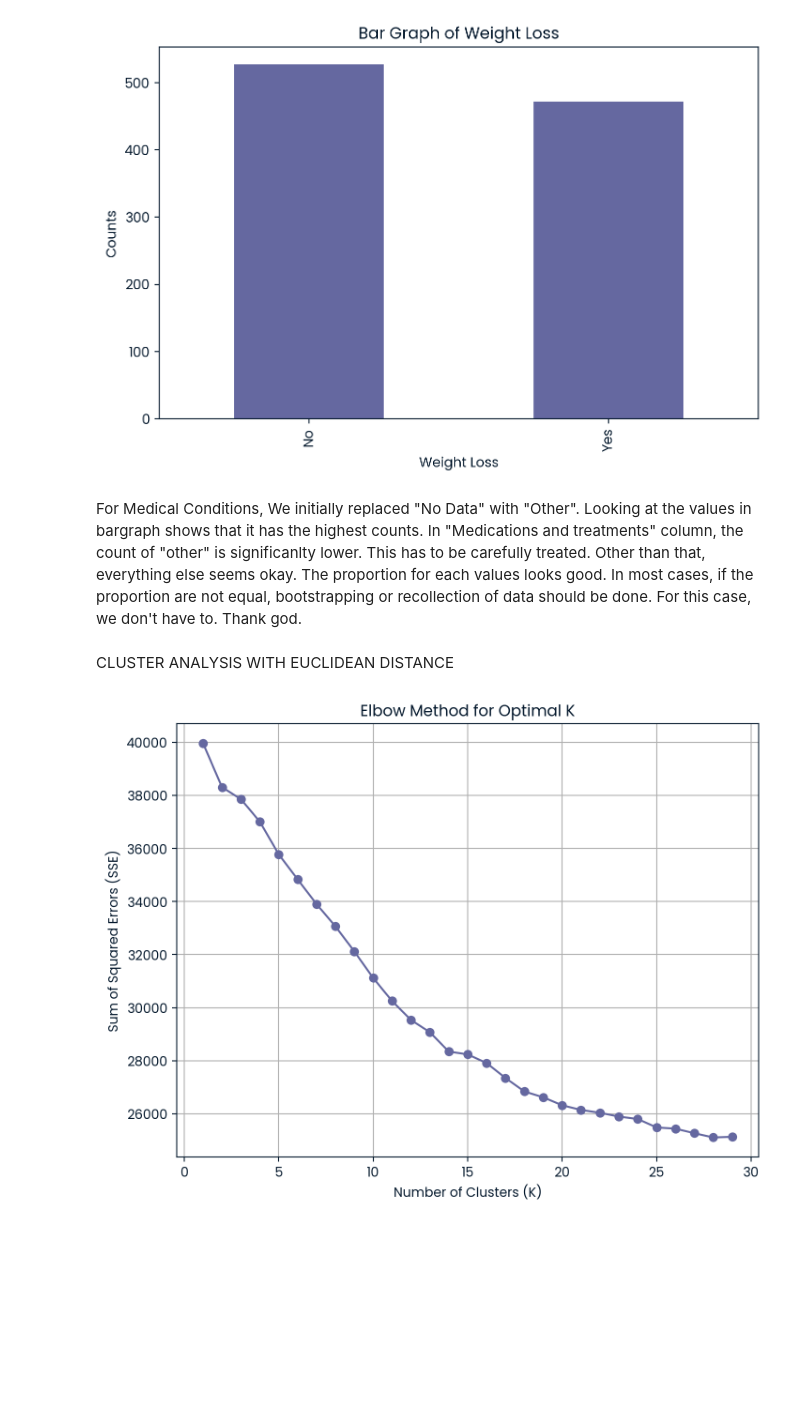
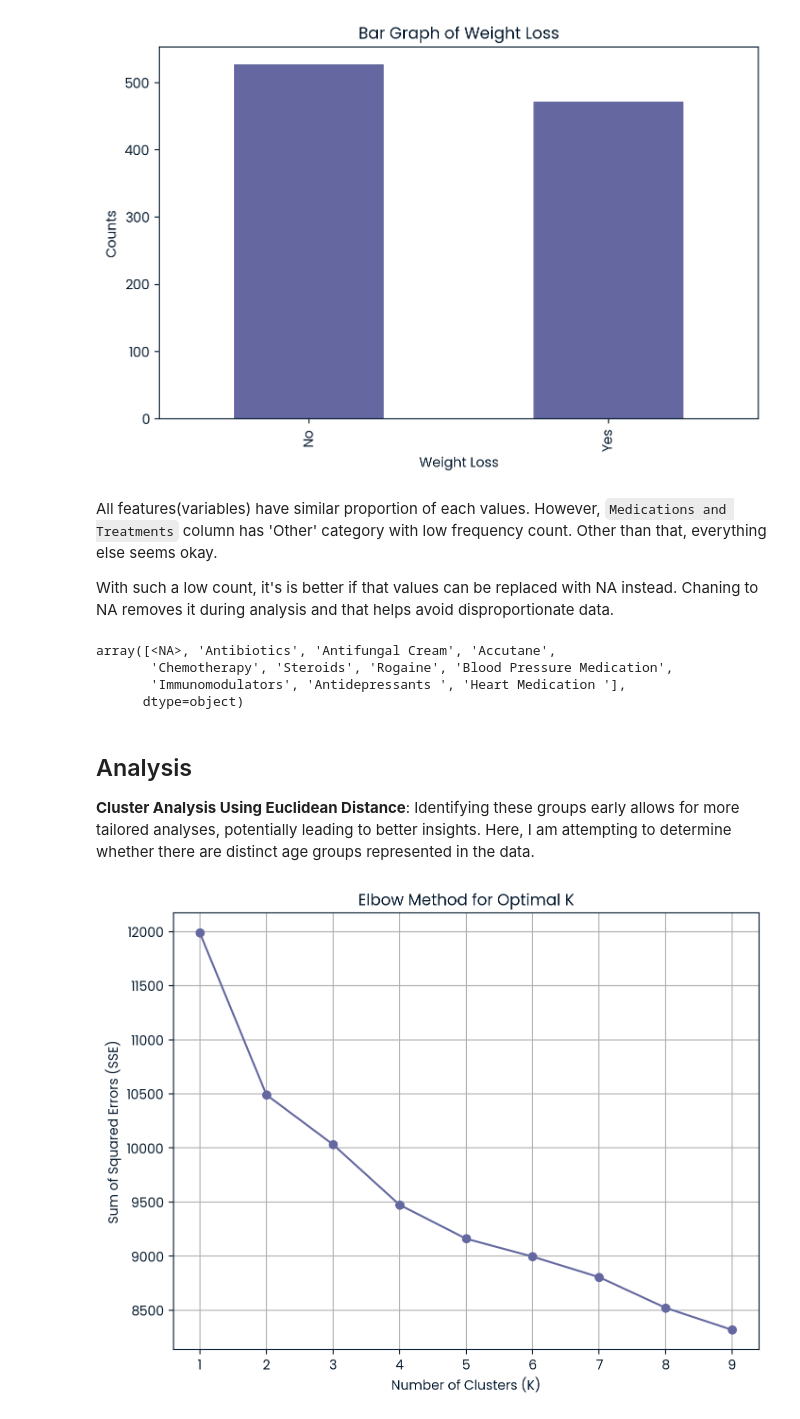
Before and after one commit to Sujan-Bhattarai12/HairLoss_Prediction, a Jupyter notebook: analysis.ipynb, the cells around one changed output. Cells and saved outputs as stored; diff of their text form; code cells hidden in the pictures; blank space fills up the shorter version.

```diff
--- a/analysis.ipynb
+++ b/analysis.ipynb
@@ -179,44 +271,66 @@ for col in categorical_columns:
 [figure]
 [figure]
 # %% [markdown]
-For Medical Conditions, We initially replaced "No Data" with "Other". Looking at the values in bargraph shows that it has the highest counts. In "Medications and treatments" column, the count of "other" is significanlty lower. This has to be carefully treated. Other than that, everything else seems okay. The proportion for each values looks good. In most cases, if the proportion are not equal, bootstrapping or recollection of data should be done. For this case, we don't have to. Thank god.
+All features(variables) have similar proportion of each values. However, `Medications and Treatments` column has 'Other' category with low frequency count. Other than that, everything else seems okay.
+
+With such a low count, it's is better if that values can be replaced with NA instead. Chaning to NA removes it during analysis and that helps avoid disproportionate data.
+# %%
+# Replace 'Other' from 'Medications and Treatment' columns to NA
+data['Medications & Treatments'] = data['Medications & Treatments'].replace('Other', pd.NA)
+
+# Check if value has changed
+data['Medications & Treatments'].unique()
+# %% [output]
+array([<NA>, 'Antibiotics', 'Antifungal Cream', 'Accutane',
+       'Chemotherapy', 'Steroids', 'Rogaine', 'Blood Pressure Medication',
+       'Immunomodulators', 'Antidepressants ', 'Heart Medication '],
+      dtype=object)
 # %% [markdown]
-CLUSTER ANALYSIS WITH EUCLIDEAN DISTANCE
+## Analysis
+**Cluster Analysis Using Euclidean Distance**:
+ Identifying these groups early allows for more tailored analyses, potentially leading to better insights. Here, I am attempting to determine whether there are distinct age groups represented in the data.
 # %%
-# Load data (assuming 'data' is a DataFrame with the provided columns)
-# Convert categorical variables to dummy variables
-data_dummies = pd.get_dummies(
-    data,
-    columns=['Hormonal Changes', 'Medical Conditions', 'Medications & Treatments',
-             'Nutritional Deficiencies', 'Stress', 'Poor Hair Care Habits',
-             'Environmental Factors', 'Smoking', 'Weight Loss', 'Genetics'],
-    drop_first=True  # Drop the first category to avoid multicollinearity
-)
+# List of categorical columns to encode
+categorical_columns = ['Hormonal Changes', 'Medical Conditions', 'Medications & Treatments',
+                       'Nutritional Deficiencies', 'Stress', 'Poor Hair Care Habits',
+                       'Environmental Factors', 'Smoking', 'Weight Loss', 'Genetics']
 
-# Include 'Id' in the DataFrame for reference but exclude it from clustering features
-# Select features for clustering, including 'Age' and the dummies created
-features = ['Age'] + [col for col in data_dummies.columns if col not in ['Id', 'Hair Loss']]  # Exclude 'Id' and 'Hair Loss'
-X = data_dummies[features]
+# Copy of the original data to avoid modifying it directly
+data_numeric = data.copy()
+
+# Handle missing values in categorical columns (fill with a placeholder)
+data_numeric[categorical_columns] = data_numeric[categorical_columns].fillna('Unknown')
+
+# Encode categorical columns as numeric
+label_encoders = {}
+for col in categorical_columns:
+    le = LabelEncoder()
+    data_numeric[col] = le.fit_transform(data_numeric[col])
+    label_encoders[col] = le  # Store the encoder if you want to decode later
+
+# Exclude 'Id' from clustering and include 'Age'
+features = ['Age'] + [col for col in data_numeric.columns if col not in ['Id', 'Hair Loss']]
+X = data_numeric[features]
 
 # Standardize the data
 scaler = StandardScaler()
 X_scaled = scaler.fit_transform(X)
 
-# Determine optimal number of clusters using Elbow Method
+# Determine the optimal number of clusters using the Elbow Method
 sse = []
-k_range = range(1, 30)
+k_range = range(1, 10)
 for k in k_range:
     kmeans = KMeans(n_clusters=k, random_state=0)
     kmeans.fit(X_scaled)
     sse.append(kmeans.inertia_)
 
 # Plotting the Elbow Curve
 plt.figure(figsize=(8, 6))
 plt.plot(k_range, sse, marker='o')
 plt.xlabel("Number of Clusters (K)")
 plt.ylabel("Sum of Squared Errors (SSE)")
 plt.title("Elbow Method for Optimal K")
 plt.grid()
 plt.show()
 # %% [output]
-[figure, old version]
+[figure, new version]
```
Also changed, not shown: parts of 47 cells of this notebook, 2 other files.
